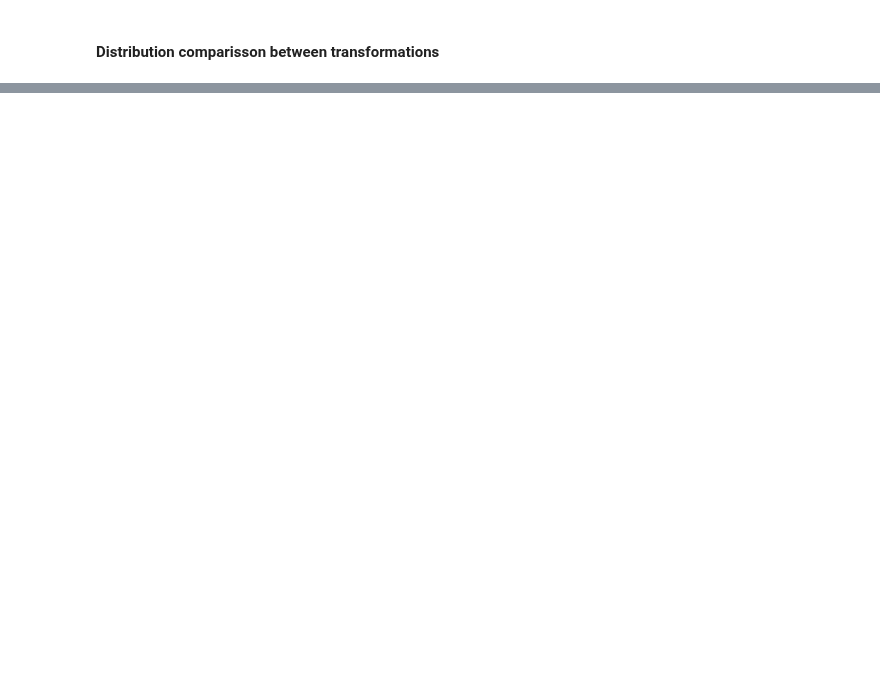
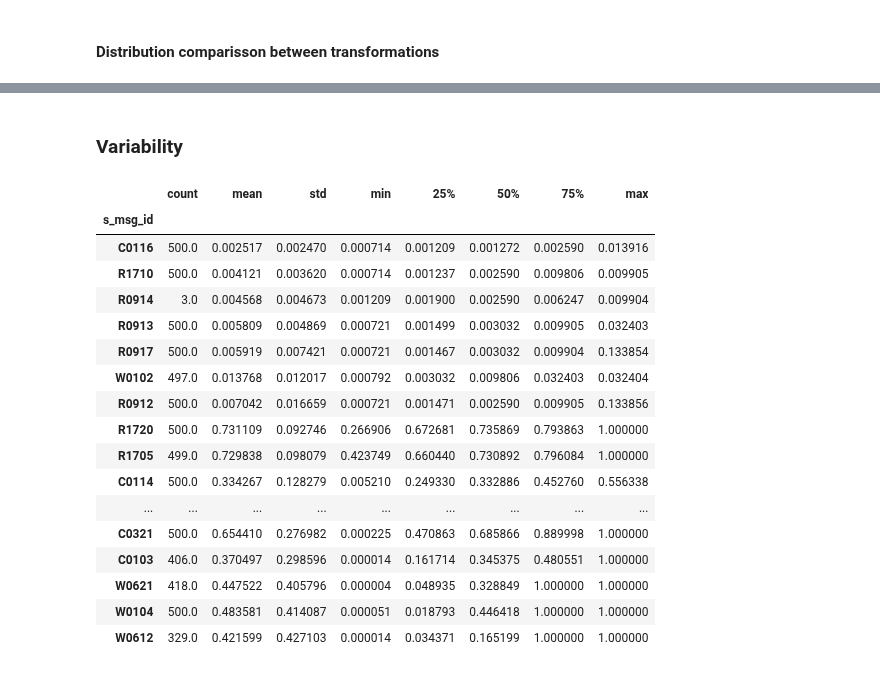
Before and after one commit to WM-SEMERU/CodeSmellExt, a Jupyter notebook: notebooks/extension/06_robustness_analysis.ipynb, the cells around one changed output, grey strips where cells are left out. Saved outputs shown, nothing was run; the diff lists cells and outputs as text; code cells hidden in the pictures; blank space fills up the shorter version.

```diff
--- a/notebooks/extension/06_robustness_analysis.ipynb
+++ b/notebooks/extension/06_robustness_analysis.ipynb
@@ -165,0 +212,25 @@ plot_density_distributions(smell_msg_id, prob_column+'_trans', filtered_aggregat
+# %% [markdown]
+### Variability
+# %%
+## variability (std)
+alignments_df = aggregations['RenameVariable-1']
+alignments_df.groupby('s_msg_id')['code_smell_psc_relative'].describe().sort_values(by='std', ascending=True)
+# %% [output]
+|  | count | mean | std | min | 25% | 50% | 75% | max |
+| s_msg_id |  |  |  |  |  |  |  |  |
+| C0116 | 500.0 | 0.002517 | 0.002470 | 0.000714 | 0.001209 | 0.001272 | 0.002590 | 0.013916 |
+| R1710 | 500.0 | 0.004121 | 0.003620 | 0.000714 | 0.001237 | 0.002590 | 0.009806 | 0.009905 |
+| R0914 | 3.0 | 0.004568 | 0.004673 | 0.001209 | 0.001900 | 0.002590 | 0.006247 | 0.009904 |
+| R0913 | 500.0 | 0.005809 | 0.004869 | 0.000721 | 0.001499 | 0.003032 | 0.009905 | 0.032403 |
+| R0917 | 500.0 | 0.005919 | 0.007421 | 0.000721 | 0.001467 | 0.003032 | 0.009904 | 0.133854 |
+| W0102 | 497.0 | 0.013768 | 0.012017 | 0.000792 | 0.003032 | 0.009806 | 0.032403 | 0.032404 |
+| R0912 | 500.0 | 0.007042 | 0.016659 | 0.000721 | 0.001471 | 0.002590 | 0.009905 | 0.133856 |
+| R1720 | 500.0 | 0.731109 | 0.092746 | 0.266906 | 0.672681 | 0.735869 | 0.793863 | 1.000000 |
+| R1705 | 499.0 | 0.729838 | 0.098079 | 0.423749 | 0.660440 | 0.730892 | 0.796084 | 1.000000 |
+| C0114 | 500.0 | 0.334267 | 0.128279 | 0.005210 | 0.249330 | 0.332886 | 0.452760 | 0.556338 |
+| ... | ... | ... | ... | ... | ... | ... | ... | ... |
+| C0321 | 500.0 | 0.654410 | 0.276982 | 0.000225 | 0.470863 | 0.685866 | 0.889998 | 1.000000 |
+| C0103 | 406.0 | 0.370497 | 0.298596 | 0.000014 | 0.161714 | 0.345375 | 0.480551 | 1.000000 |
+| W0621 | 418.0 | 0.447522 | 0.405796 | 0.000004 | 0.048935 | 0.328849 | 1.000000 | 1.000000 |
+| W0104 | 500.0 | 0.483581 | 0.414087 | 0.000051 | 0.018793 | 0.446418 | 1.000000 | 1.000000 |
+| W0612 | 329.0 | 0.421599 | 0.427103 | 0.000014 | 0.034371 | 0.165199 | 1.000000 | 1.000000 |
```
Also changed, not shown: parts of 13 cells of this notebook, 12 other files.
